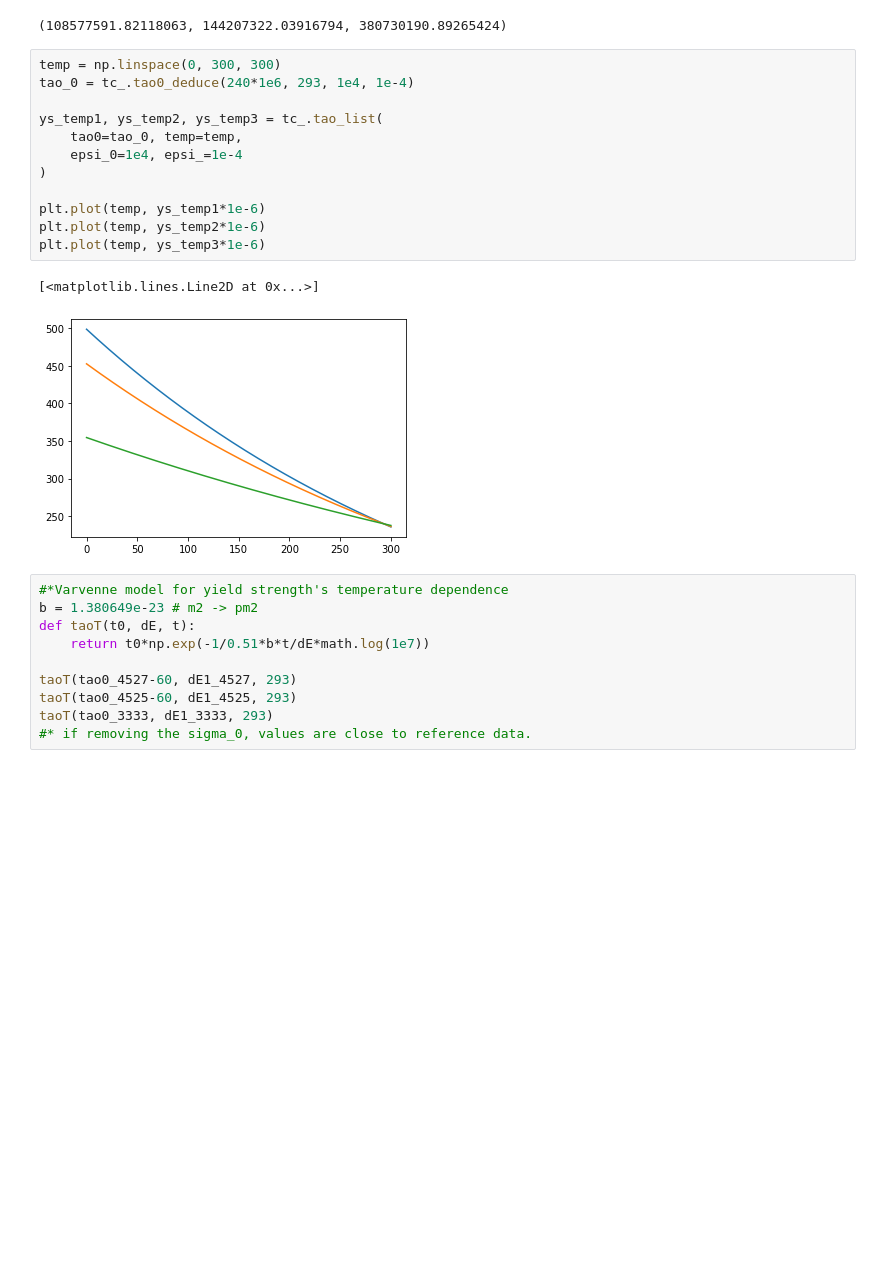
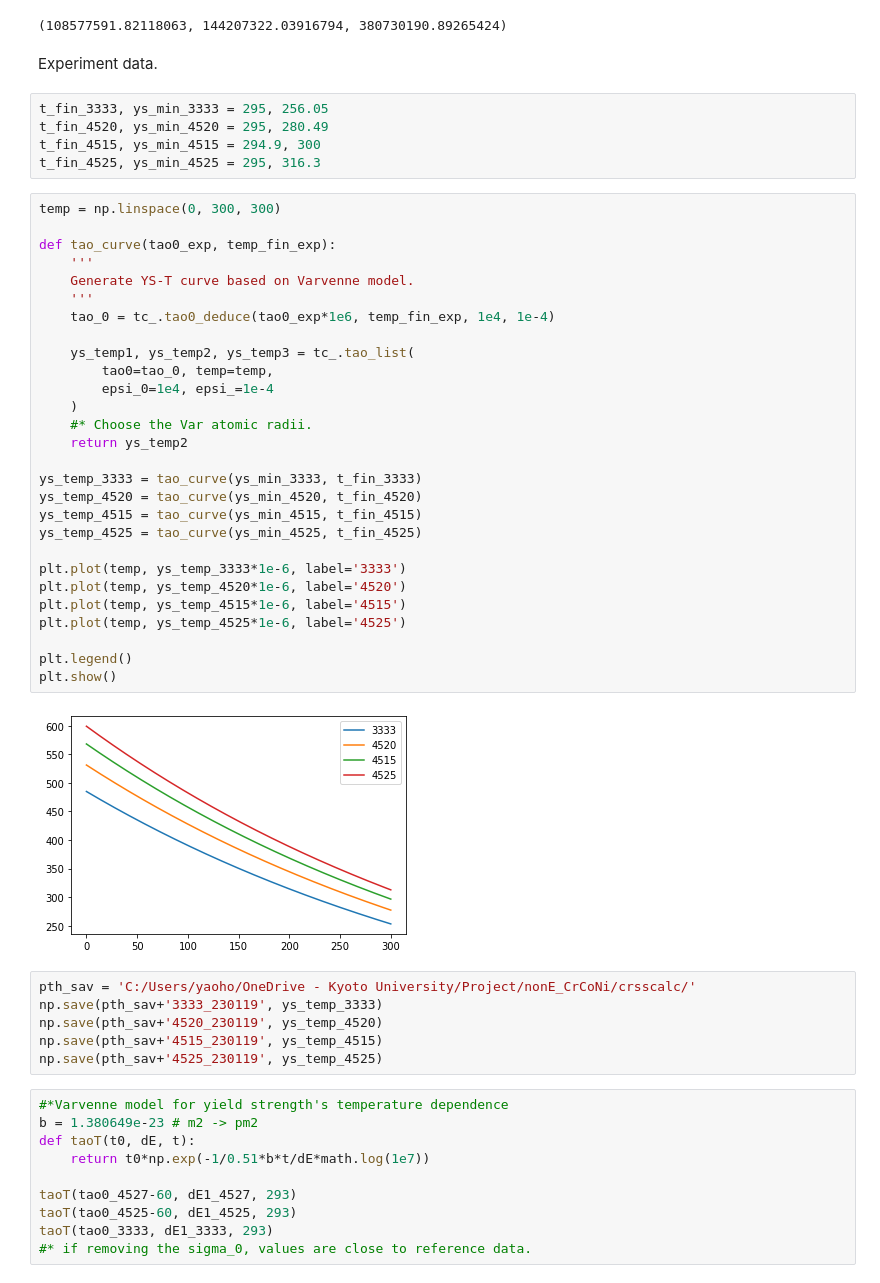
Before and after one commit to wzetto/MATools, a Jupyter notebook: Models/Toda_Caraballo_sss/crss_calc.ipynb, the cells around one changed output. Cells and saved outputs as stored; diff of their text form; blank space fills up the shorter version.

```diff
--- a/Models/Toda_Caraballo_sss/crss_calc.ipynb
+++ b/Models/Toda_Caraballo_sss/crss_calc.ipynb
@@ -237,21 +240,49 @@ tao1, tao2, tao3 = tc_.tao0()
 tao1, tao2, tao3
 # %% [output]
 (108577591.82118063, 144207322.03916794, 380730190.89265424)
+# %% [markdown]
+Experiment data.
+# %%
+t_fin_3333, ys_min_3333 = 295, 256.05
+t_fin_4520, ys_min_4520 = 295, 280.49
+t_fin_4515, ys_min_4515 = 294.9, 300
+t_fin_4525, ys_min_4525 = 295, 316.3
 # %%
 temp = np.linspace(0, 300, 300)
-tao_0 = tc_.tao0_deduce(240*1e6, 293, 1e4, 1e-4)
 
-ys_temp1, ys_temp2, ys_temp3 = tc_.tao_list(
-    tao0=tao_0, temp=temp,
-    epsi_0=1e4, epsi_=1e-4
-)
+def tao_curve(tao0_exp, temp_fin_exp):
+    '''
+    Generate YS-T curve based on Varvenne model.
+    '''
+    tao_0 = tc_.tao0_deduce(tao0_exp*1e6, temp_fin_exp, 1e4, 1e-4)
 
-plt.plot(temp, ys_temp1*1e-6)
-plt.plot(temp, ys_temp2*1e-6)
-plt.plot(temp, ys_temp3*1e-6)
+    ys_temp1, ys_temp2, ys_temp3 = tc_.tao_list(
+        tao0=tao_0, temp=temp,
+        epsi_0=1e4, epsi_=1e-4
+    )
+    #* Choose the Var atomic radii.
+    return ys_temp2
+
+ys_temp_3333 = tao_curve(ys_min_3333, t_fin_3333)
+ys_temp_4520 = tao_curve(ys_min_4520, t_fin_4520)
+ys_temp_4515 = tao_curve(ys_min_4515, t_fin_4515)
+ys_temp_4525 = tao_curve(ys_min_4525, t_fin_4525)
+
+plt.plot(temp, ys_temp_3333*1e-6, label='3333')
+plt.plot(temp, ys_temp_4520*1e-6, label='4520')
+plt.plot(temp, ys_temp_4515*1e-6, label='4515')
+plt.plot(temp, ys_temp_4525*1e-6, label='4525')
+
+plt.legend()
+plt.show()
 # %% [output]
-[<matplotlib.lines.Line2D at 0x...>]
-[figure, old version]
+[figure, new version]
+# %%
+pth_sav = 'C:/Users/yaoho/OneDrive - Kyoto University/Project/nonE_CrCoNi/crsscalc/'
+np.save(pth_sav+'3333_230119', ys_temp_3333)
+np.save(pth_sav+'4520_230119', ys_temp_4520)
+np.save(pth_sav+'4515_230119', ys_temp_4515)
+np.save(pth_sav+'4525_230119', ys_temp_4525)
 # %%
 #*Varvenne model for yield strength's temperature dependence
 b = 1.380649e-23 # m2 -> pm2
```
Also changed, not shown: parts of 1 cell of this notebook.
